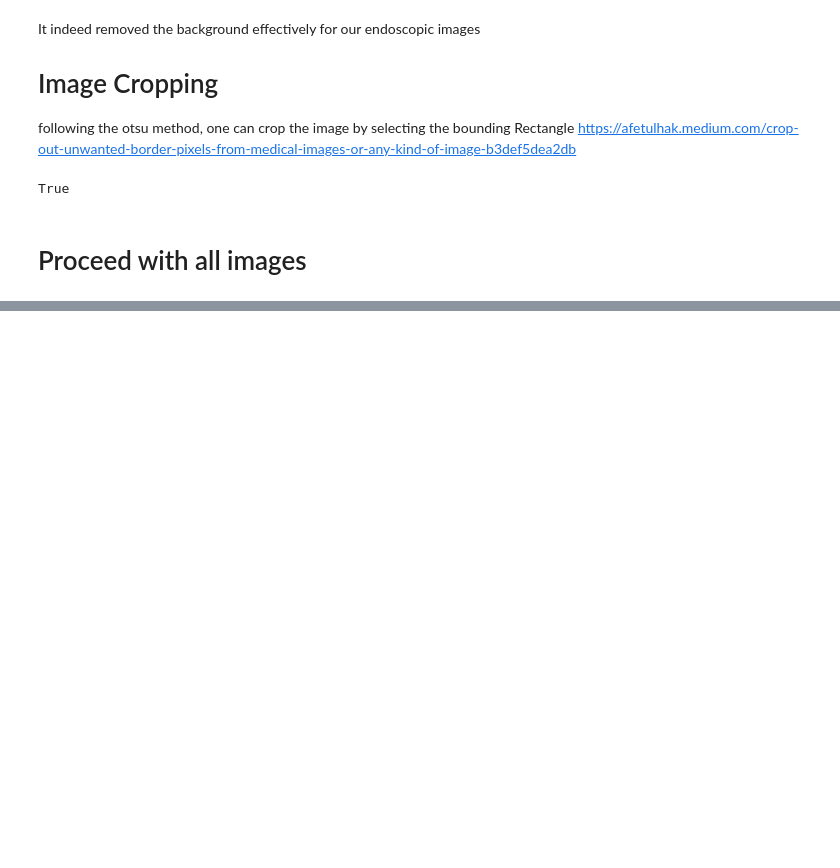
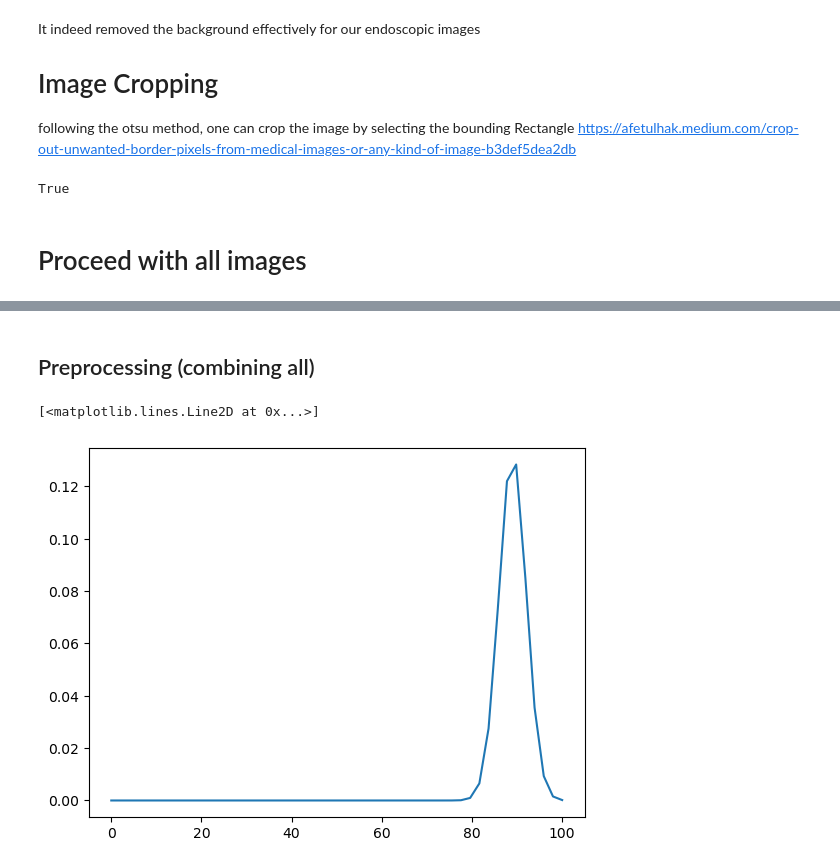
Before and after one commit to SAutum/fundusfunfunf, a Jupyter notebook: 00_preprocessing.ipynb, the cells around one changed output, grey strips where cells are left out. Cells and saved outputs as stored; diff of their text form; code cells hidden in the pictures; blank space fills up the shorter version.

```diff
--- a/00_preprocessing.ipynb
+++ b/00_preprocessing.ipynb
@@ -85,3 +146,5 @@ def equalize(img):
+# %% [markdown]
+## Preprocessing (combining all)
 # %%
 # Combine the necessary codes above
 def preprocess(image):
@@ -126,3 +193,14 @@ for i in range(len(df)):
         continue
     img_r = crop_to_square_and_resize(img_r)
     cv.imwrite(os.path.join(script_dir, "../images_cropped/{}").format(df.Right_Fundus.values[i]), img_r)
+# %%
+import numpy as np
+import matplotlib.pyplot as plt
+sig = 3
+y_i = 89
+k = np.linspace(0, 100)
+y_tick = 1.0 / (np.sqrt(2.0 * np.pi) * sig) * np.exp(-np.power((k - y_i) / sig, 2.0) / 2)
+plt.plot(k, y_tick)
+# %% [output]
+[<matplotlib.lines.Line2D at 0x...>]
+[figure, added]
```
Also changed, not shown: parts of 11 cells of this notebook, 12 other files.
